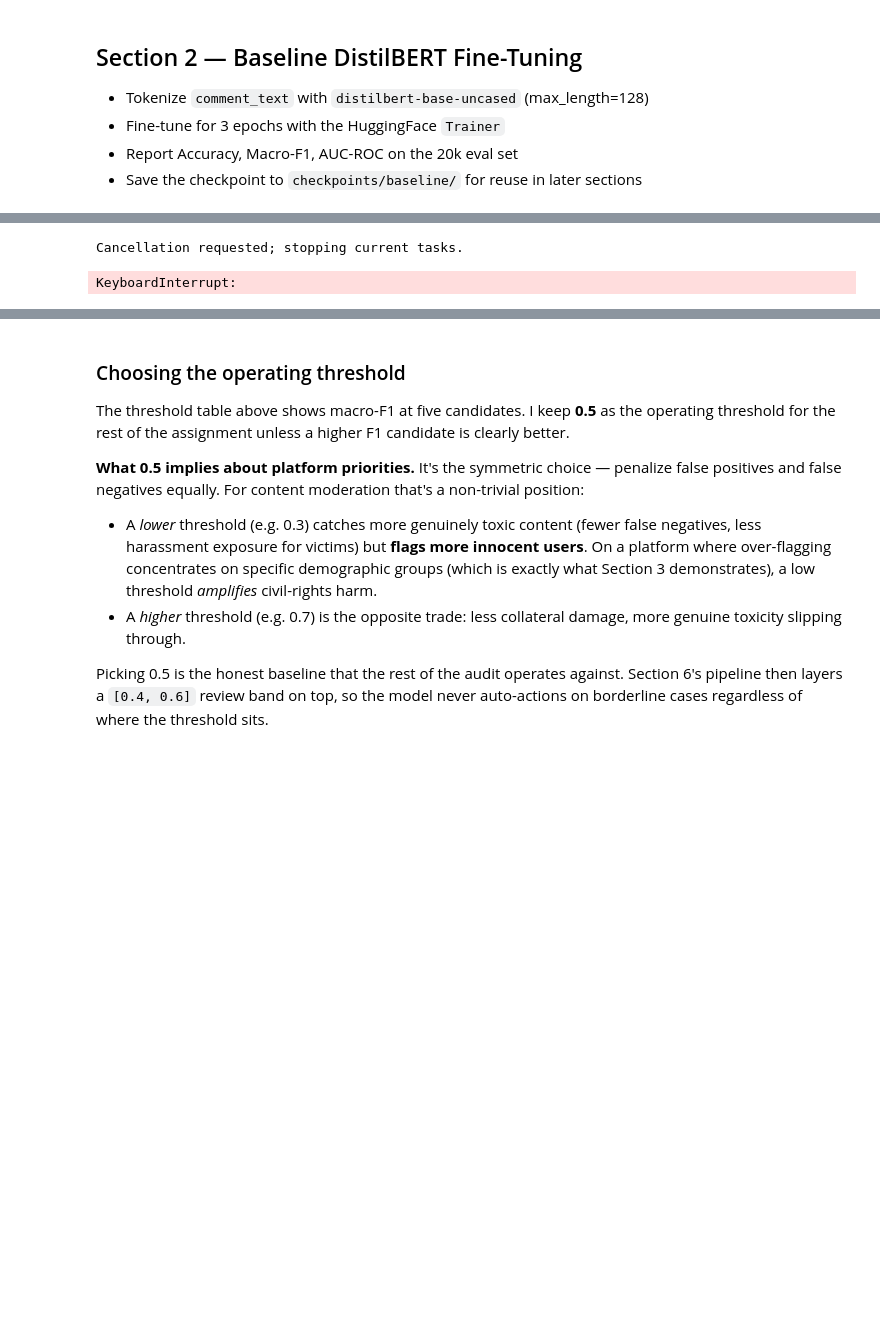
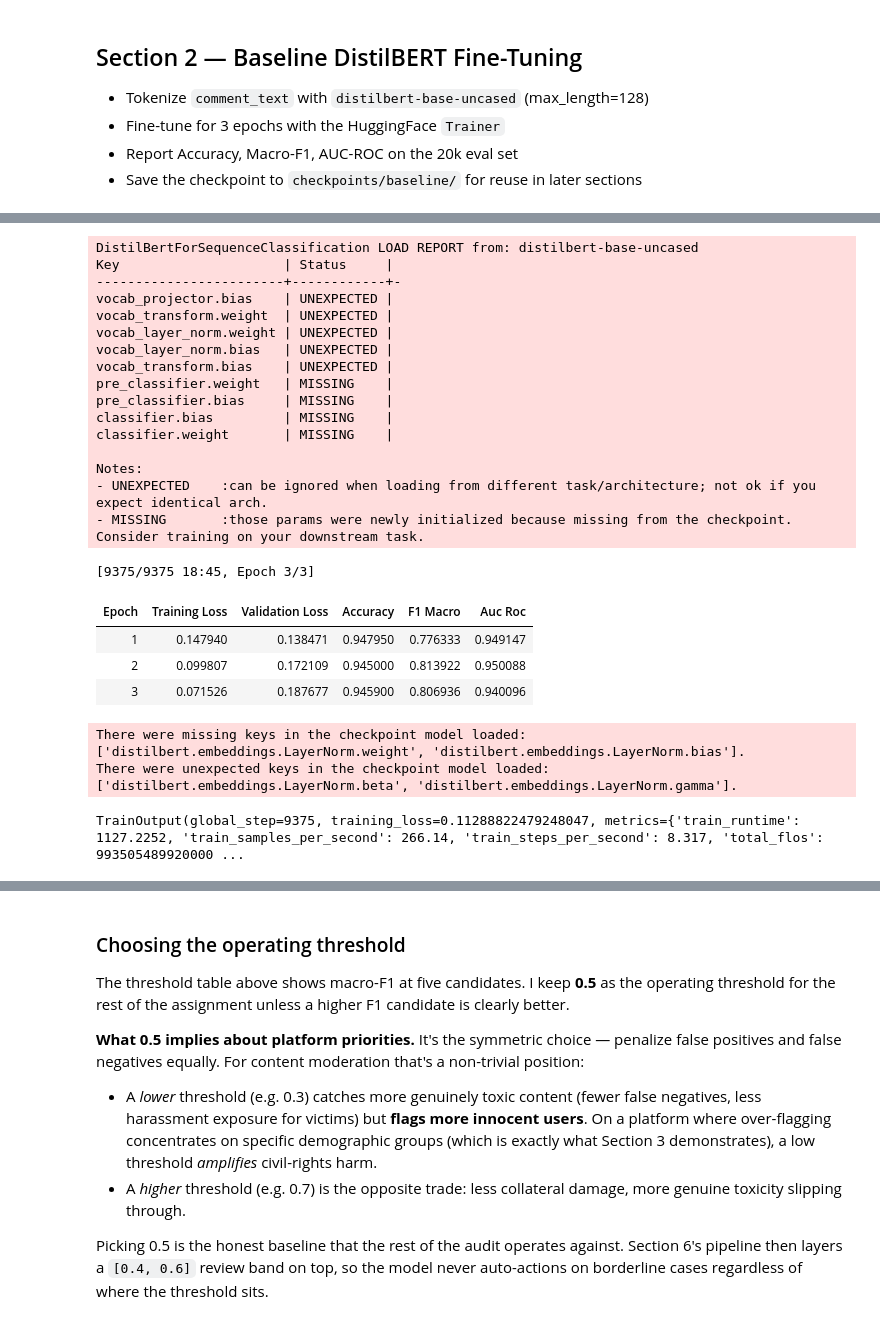
Before and after one commit to ammar-kashif/res-assignment-2, a Jupyter notebook: main.ipynb, the cells around one changed output, grey strips where cells are left out. Saved outputs shown, nothing was run; the diff lists cells and outputs as text; code cells hidden in the pictures; blank space fills up the shorter version.

```diff
--- a/main.ipynb
+++ b/main.ipynb
@@ -117,36 +172,58 @@ def compute_metrics(pred):
 
 model = AutoModelForSequenceClassification.from_pretrained(MODEL_NAME, num_labels=2)
 
 args = TrainingArguments(
     output_dir=CKPT_DIR,
     num_train_epochs=3,
     per_device_train_batch_size=32,
     per_device_eval_batch_size=64,
     learning_rate=2e-5,
     weight_decay=0.01,
     eval_strategy="epoch",
     save_strategy="epoch",
     save_total_limit=1,
     load_best_model_at_end=True,
     metric_for_best_model="f1_macro",
     logging_steps=200,
     seed=SEED,
     report_to="none",
-    fp16=torch.backends.mps.is_available(),
+    fp16=torch.cuda.is_available(),
 )
 
 trainer = Trainer(
     model=model,
     args=args,
     train_dataset=train_ds,
     eval_dataset=eval_ds,
     compute_metrics=compute_metrics,
 )
 
 trainer.train()
 # %% [output]
-Cancellation requested; stopping current tasks.
+DistilBertForSequenceClassification LOAD REPORT from: distilbert-base-uncased
+Key                     | Status     |
+------------------------+------------+-
+vocab_projector.bias    | UNEXPECTED |
+vocab_transform.weight  | UNEXPECTED |
+vocab_layer_norm.weight | UNEXPECTED |
+vocab_layer_norm.bias   | UNEXPECTED |
+vocab_transform.bias    | UNEXPECTED |
+pre_classifier.weight   | MISSING    |
+pre_classifier.bias     | MISSING    |
+classifier.bias         | MISSING    |
+classifier.weight       | MISSING    |
+
+Notes:
+- UNEXPECTED    :can be ignored when loading from different task/architecture; not ok if you expect identical arch.
+- MISSING       :those params were newly initialized because missing from the checkpoint. Consider training on your downstream task.
-KeyboardInterrupt:
+[9375/9375 18:45, Epoch 3/3]
+| Epoch | Training Loss | Validation Loss | Accuracy | F1 Macro | Auc Roc |
+| 1 | 0.147940 | 0.138471 | 0.947950 | 0.776333 | 0.949147 |
+| 2 | 0.099807 | 0.172109 | 0.945000 | 0.813922 | 0.950088 |
+| 3 | 0.071526 | 0.187677 | 0.945900 | 0.806936 | 0.940096 |
+There were missing keys in the checkpoint model loaded: ['distilbert.embeddings.LayerNorm.weight', 'distilbert.embeddings.LayerNorm.bias'].
+There were unexpected keys in the checkpoint model loaded: ['distilbert.embeddings.LayerNorm.beta', 'distilbert.embeddings.LayerNorm.gamma'].
+TrainOutput(global_step=9375, training_loss=0.11288822479248047, metrics={'train_runtime': 1127.2252, 'train_samples_per_second': 266.14, 'train_steps_per_second': 8.317, 'total_flos': 993505489920000 ...
 # %%
 metrics = trainer.evaluate()
 print({k: round(v, 4) for k, v in metrics.items() if k.startswith("eval_")})
```
Also changed, not shown: parts of 36 cells of this notebook, 2 other files.
